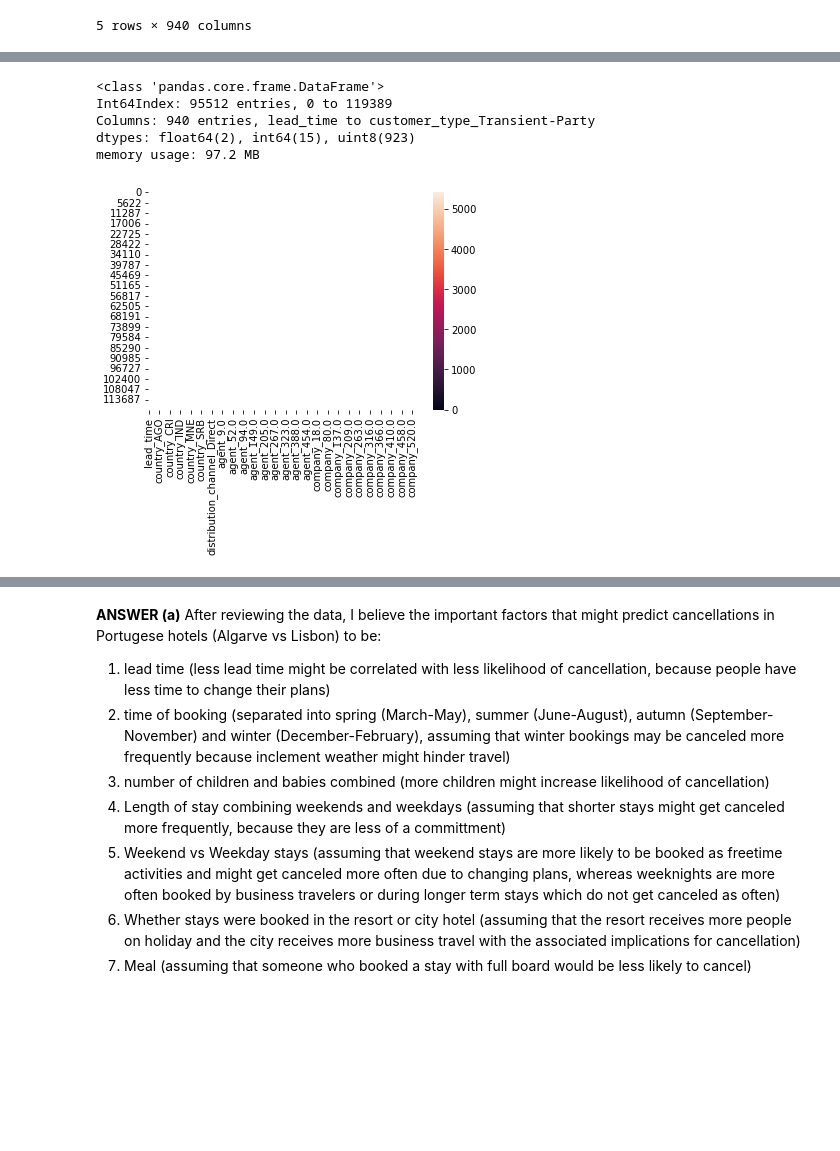
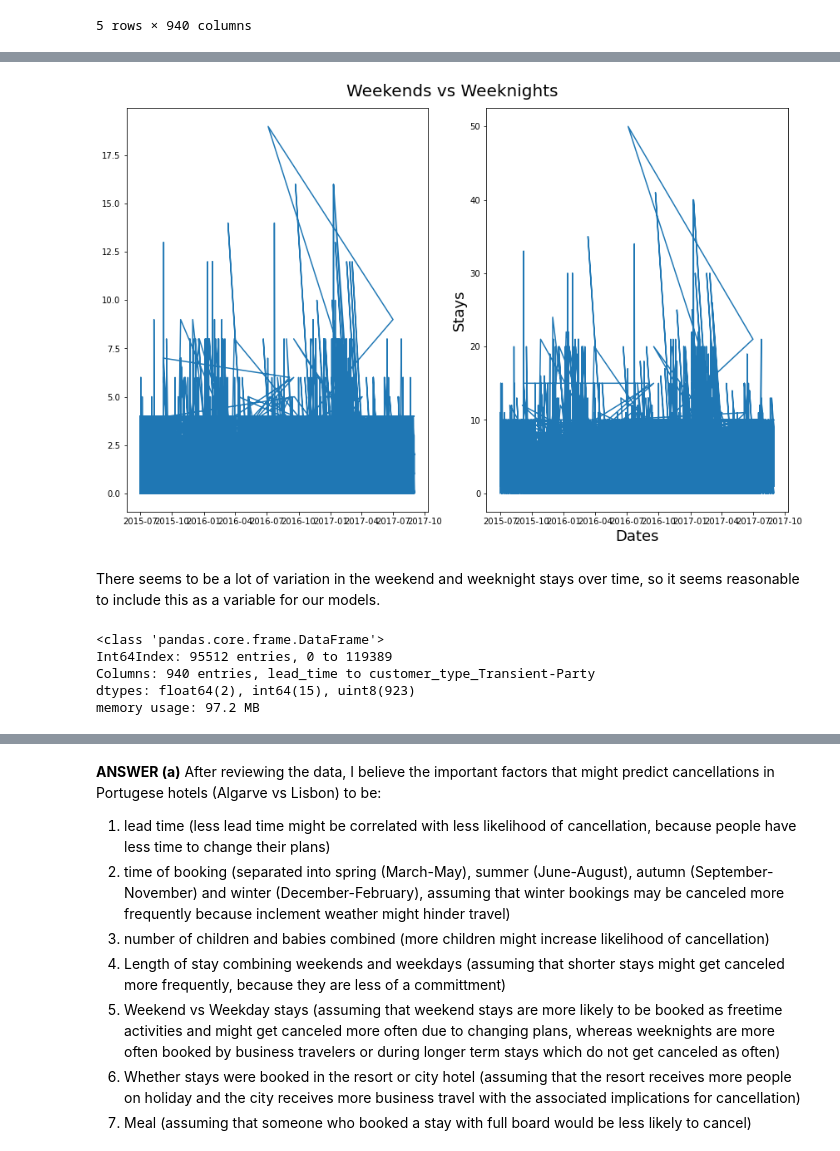
Before and after one commit to FR-Schwartz/ids705, a Jupyter notebook: assignments/Assignment_5.ipynb, the cells around one changed output, grey strips where cells are left out. Cells and saved outputs as stored; diff of their text form; code cells hidden in the pictures; blank space fills up the shorter version.

```diff
--- a/assignments/Assignment_5.ipynb
+++ b/assignments/Assignment_5.ipynb
@@ -126,0 +133,5 @@ X_train_ohe.describe()
+# %%
+X_train_original.rename(columns = {'arrival_date_year': 'year', 'arrival_date_month': 'month', 'arrival_date_day_of_month' : 'day'}, inplace=True)
+# %%
+X_train_original['Date'] = pd.to_datetime(X_train_original[['year','month','day']])
+X_train_original.head()
@@ -127,3 +146,24 @@ X_train_ohe.describe()
+# %%
+import matplotlib.pyplot as plt
+import numpy as np
+from matplotlib import colors
+#from matplotlib.ticker import PercentFormatter
+import seaborn as sns
+#import pycountry as pc
+#import matplotlib.ticker as mtick
+
+fig, axs = plt.subplots(1, 2, figsize=(12, 8))
+axs[0].plot(X_train_original['Date'], X_train_original['stays_in_weekend_nights'])
+plt.ylabel('Stays', fontsize=18)
+axs[1].plot(X_train_original['Date'], X_train_original['stays_in_week_nights'])
+fig.suptitle('Weekends vs Weeknights', fontsize=20)
+plt.xlabel('Dates', fontsize=18)
+plt.tight_layout()
+plt.show()
+# %% [output]
+[figure, added]
+# %% [markdown]
+There seems to be a lot of variation in the weekend and weeknight stays over time, so it seems reasonable to include this as a variable for our models.
 # %%
 X_train_ohe.info()
 # %% [output]
@@ -144,9 +174,0 @@ pd.options.display.max_columns = None
-# %%
-import numpy as np
-import seaborn as sns
-import matplotlib.pylab as plt
-
-ax = sns.heatmap(X_train_ohe, linewidth=0.5)
-plt.show()
-# %% [output]
-[figure, removed]
```
Also changed, not shown: parts of 19 cells of this notebook.
